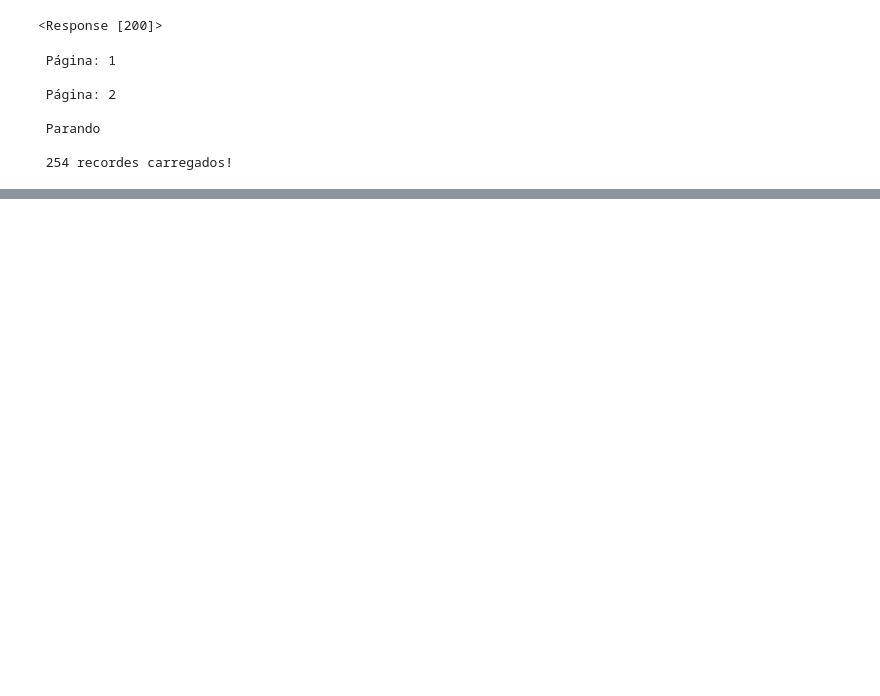
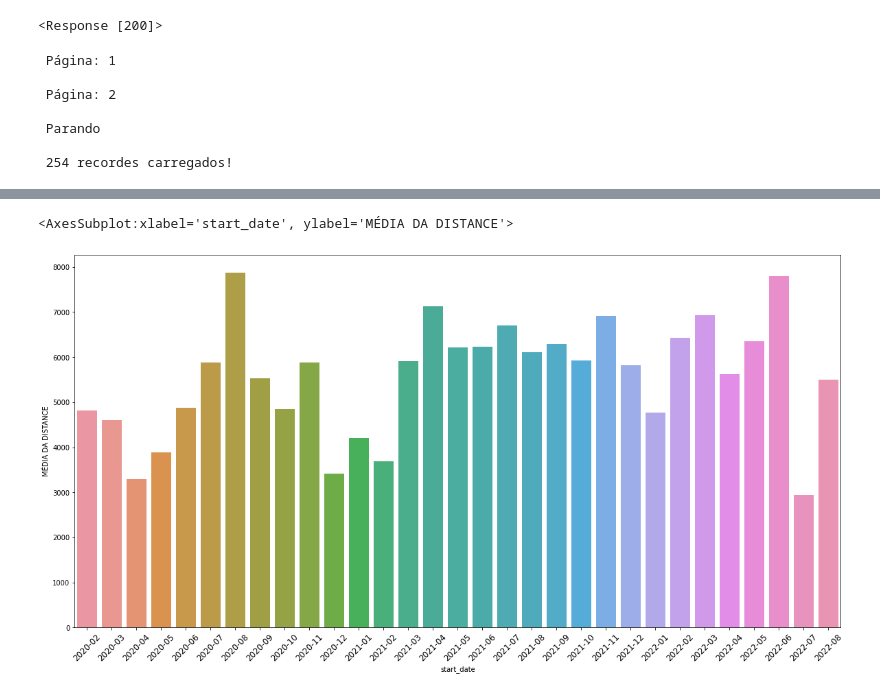
Before and after one commit to eduschelle/My-workout-analysis, a Jupyter notebook: My-workout-analysis.ipynb, the cells around one changed output, grey strips where cells are left out. Saved outputs shown, nothing was run; the diff lists cells and outputs as text; code cells hidden in the pictures; blank space fills up the shorter version.

```diff
--- a/My-workout-analysis.ipynb
+++ b/My-workout-analysis.ipynb
@@ -50,2 +87,2 @@ my_dataset['start_date'] = pd.to_datetime(my_dataset['start_date'],infer_datetim
 # %%
-my_dataset[['type','distance']].groupby('type').agg('count')
+runs = my_dataset[my_dataset['type'] == 'Run']
@@ -59,0 +121,16 @@ my_dataset[['type','distance']].groupby('type').agg('count')
+# %%
+def plotador(coluna):
+    r = runs[["start_date", coluna]].groupby(runs['start_date'].dt.to_period('M')).mean()
+    fig, ax = plt.subplots(figsize=(20, 10), facecolor='white')
+    ax.set_facecolor("xkcd:white")
+    #ax.set_xticklabels(ax.get_xticklabels(),rotation=60)
+    ax.tick_params(axis='x', labelsize=12, labelrotation = 45)
+    ax = sns.barplot(data = r, x = r.index , y = coluna)
+    plt.ylabel("MÉDIA DE " + str(coluna).upper())
+
+    return ax
+# %%
+plotador('distance')
+# %% [output]
+<AxesSubplot:xlabel='start_date', ylabel='MÉDIA DA DISTANCE'>
+[figure, added]
```
Also changed, not shown: parts of 7 cells of this notebook.
